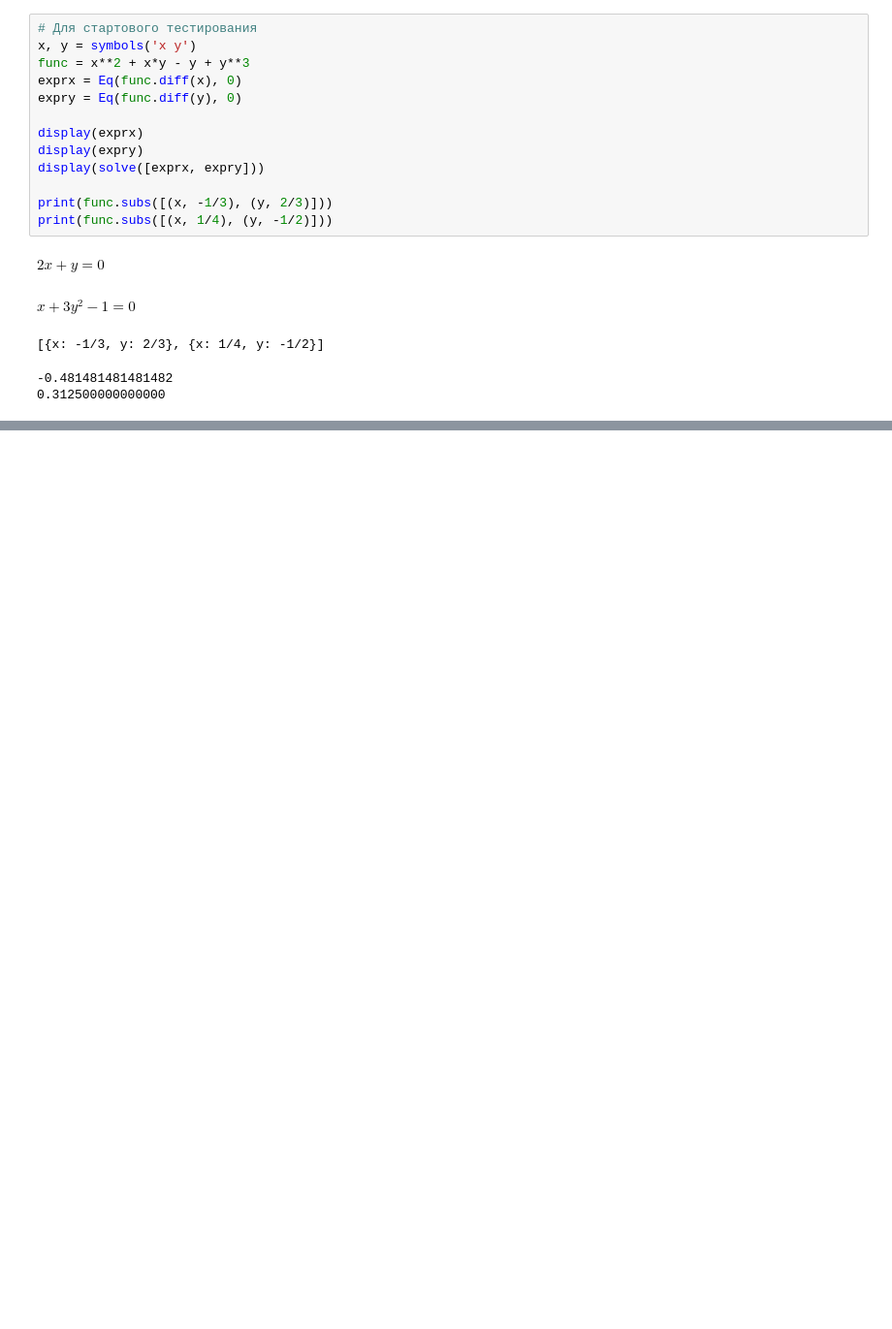
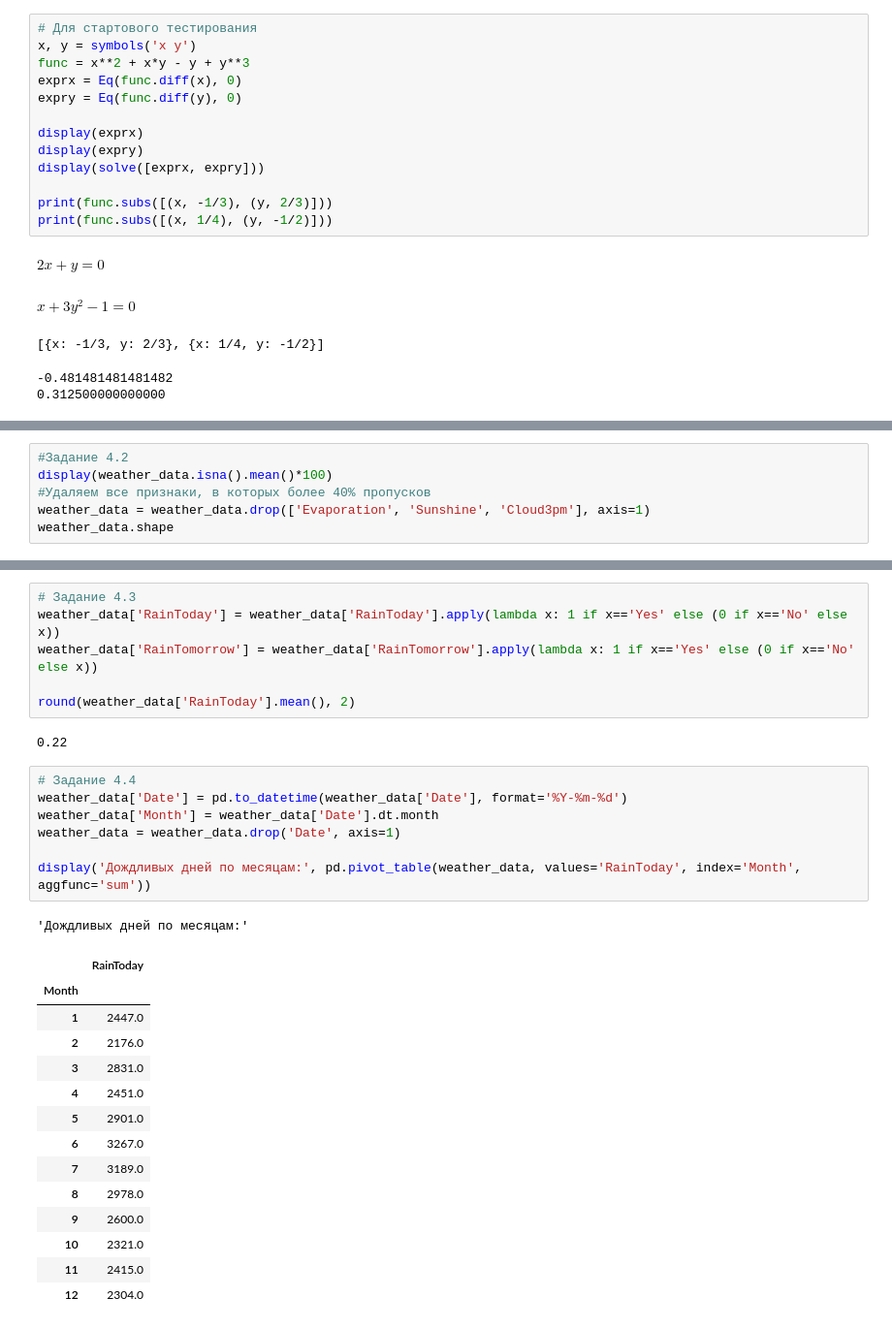
Before and after one commit to Elancinos/SF_DS_COURSE, a Jupyter notebook: Studies/MATH&ML-9/MATH&ML-9.ipynb, the cells around one changed output, grey strips where cells are left out. Shown: that part at 97% size. Saved outputs shown, nothing was run; the diff lists cells and outputs as text; blank space fills up the shorter version.

```diff
--- a/Studies/MATH&ML-9/MATH&ML-9.ipynb
+++ b/Studies/MATH&ML-9/MATH&ML-9.ipynb
@@ -27,0 +363,6 @@ $\displaystyle x + 3 y^{2} - 1 = 0$
+# %%
+#Задание 4.2
+display(weather_data.isna().mean()*100)
+#Удаляем все признаки, в которых более 40% пропусков
+weather_data = weather_data.drop(['Evaporation', 'Sunshine', 'Cloud3pm'], axis=1)
+weather_data.shape
@@ -27,0 +388,31 @@ $\displaystyle x + 3 y^{2} - 1 = 0$
+# %%
+# Задание 4.3
+weather_data['RainToday'] = weather_data['RainToday'].apply(lambda x: 1 if x=='Yes' else (0 if x=='No' else x))
+weather_data['RainTomorrow'] = weather_data['RainTomorrow'].apply(lambda x: 1 if x=='Yes' else (0 if x=='No' else x))
+
+round(weather_data['RainToday'].mean(), 2)
+# %% [output]
+0.22
+# %%
+# Задание 4.4
+weather_data['Date'] = pd.to_datetime(weather_data['Date'], format='%Y-%m-%d')
+weather_data['Month'] = weather_data['Date'].dt.month
+weather_data = weather_data.drop('Date', axis=1)
+
+display('Дождливых дней по месяцам:', pd.pivot_table(weather_data, values='RainToday', index='Month', aggfunc='sum'))
+# %% [output]
+'Дождливых дней по месяцам:'
+|  | RainToday |
+| Month |  |
+| 1 | 2447.0 |
+| 2 | 2176.0 |
+| 3 | 2831.0 |
+| 4 | 2451.0 |
+| 5 | 2901.0 |
+| 6 | 3267.0 |
+| 7 | 3189.0 |
+| 8 | 2978.0 |
+| 9 | 2600.0 |
+| 10 | 2321.0 |
+| 11 | 2415.0 |
+| 12 | 2304.0 |
```
Also changed, not shown: parts of 28 cells of this notebook, 15 other files.
